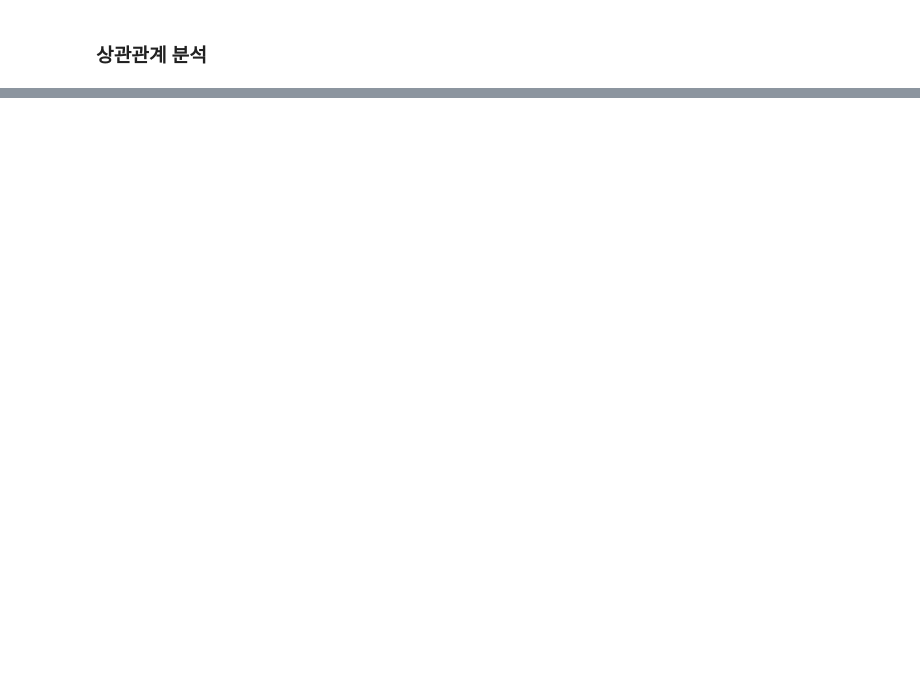
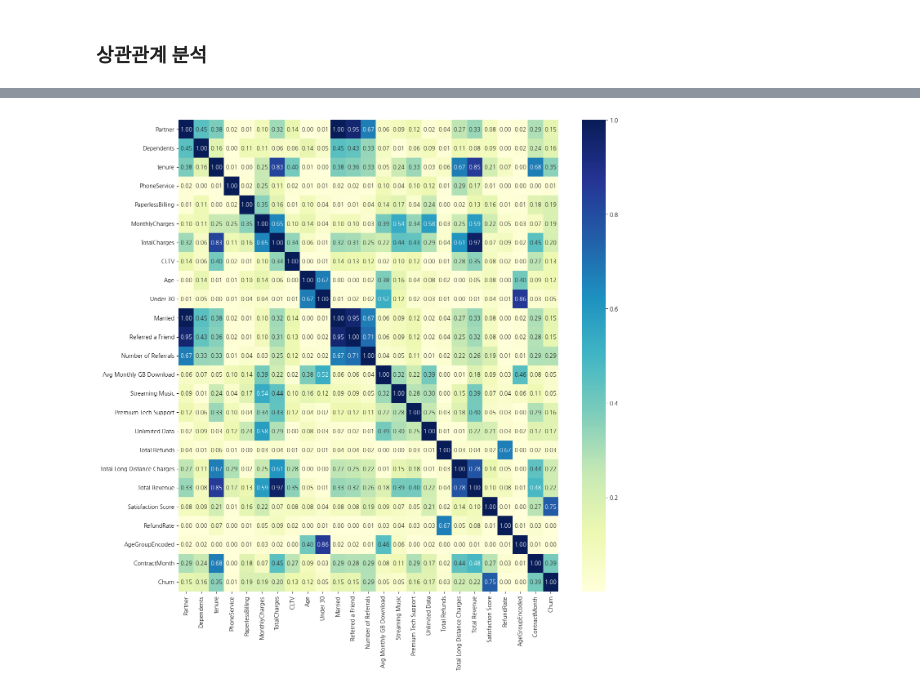
Before and after one commit to skywalker221-Minsoo/-DS-_ZeroBase_ML_Project, a Jupyter notebook: 장윤영/Telcom_Customer_Churn.ipynb, the cells around one changed output, grey strips where cells are left out. Drawn from its saved outputs; the diff is of its cells as text; code cells hidden in the pictures; blank space fills up the shorter version.

Commit message:
EDA : 범주형 컬럼을 수치형 컬럼으로 라벨링, 상관관계 분석

```diff
--- a/장윤영/Telcom_Customer_Churn.ipynb
+++ b/장윤영/Telcom_Customer_Churn.ipynb
@@ -522,2 +490,15 @@ memory usage: 1.2+ MB
 # %% [markdown]
 ###  상관관계 분석
+# %%
+# 수치형 이지만 필요없는 데이터 제외 :  'Zip Code', 'Latitude', 'Longitude', 'customerID', 'Count'
+# SeniorCitizen : Age Group과 중복
+# Churn Rate : Churn 과 중복
+# PhoneServiece, Avg Monthly Long Distance Charges, Total Extra Data Charges 제외
+
+
+# Churn 컬럼을 맨 마지막 컬럼으로 설정
+churn_df = encoded_df.pop('Churn')
+encoded_df.insert(len(encoded_df.columns), 'Churn', churn_df)  # 맨 마지막에 컬럼 삽입
+corr_cols = [v for v in encoded_df.columns if v not in ['Zip Code', 'Latitude', 'Longitude', 'customerID', 'Count' , 'SeniorCitizen', 'churn_rate', 'Avg Monthly Long Distance Charges', 'Total Extra Data Charges', ]]
+
+encoded_df.head()
@@ -523,0 +513,7 @@ memory usage: 1.2+ MB
+# %%
+plt.figure(figsize=(15,15))
+corr_matrix = encoded_df[corr_cols].corr(numeric_only=True).abs().round(6)
+sns.heatmap(corr_matrix, cmap='YlGnBu', fmt=".2f", annot=True)
+plt.show()
+# %% [output]
+[figure, added]
```
Also changed, not shown: parts of 25 cells of this notebook.
